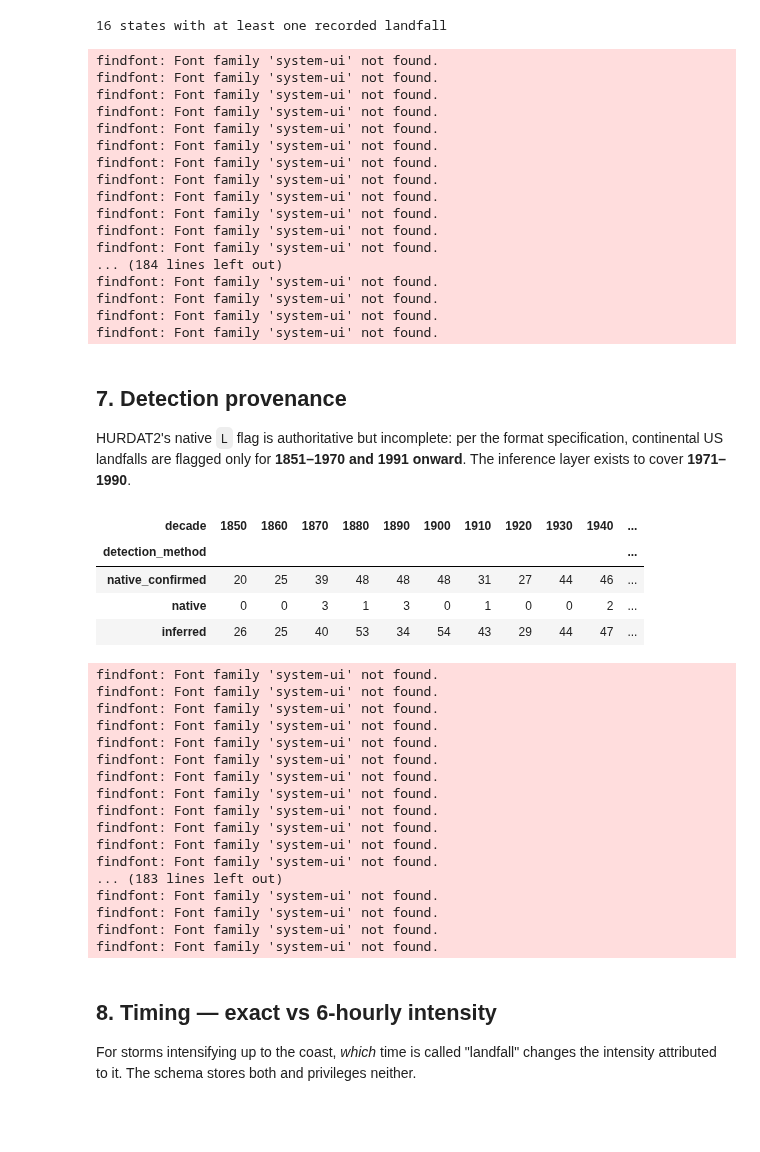
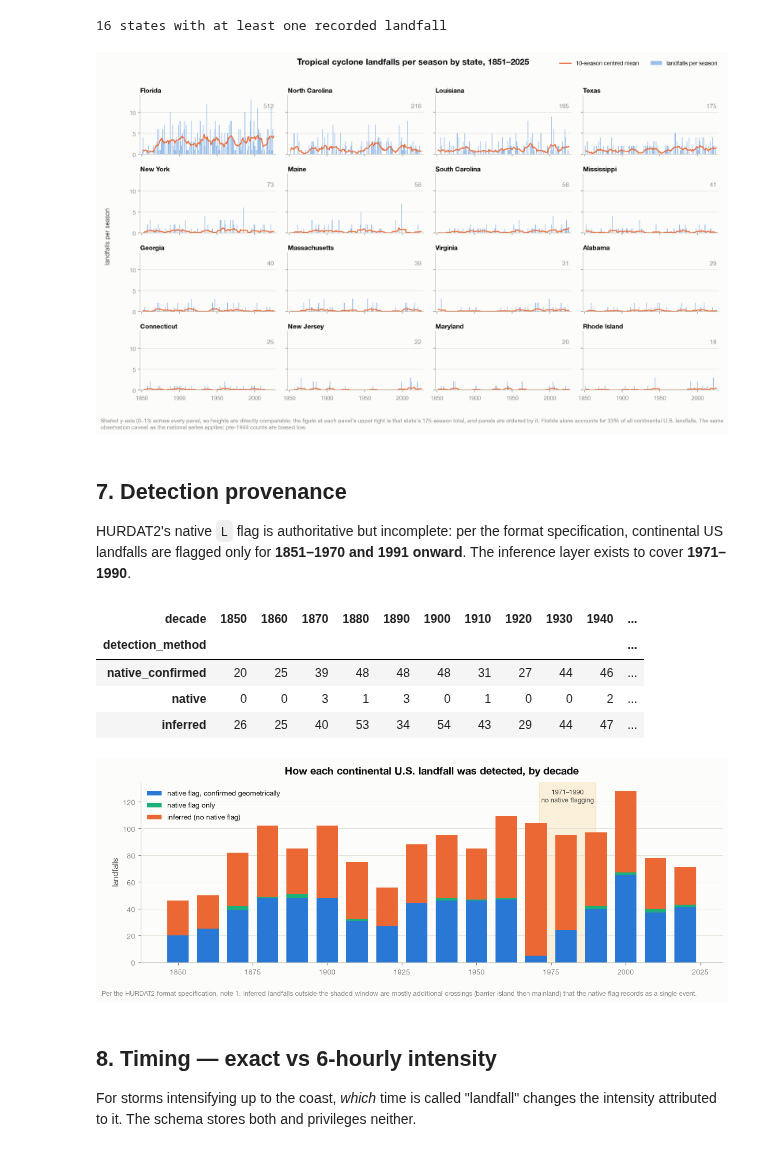
Before and after one commit to rkvaughn/HUTrackDB, a Jupyter notebook: notebooks/eda_validation.ipynb, the cells around one changed output. Drawn from its saved outputs; the diff is of its cells as text; code cells hidden in the pictures; blank space fills up the shorter version.

```diff
--- a/notebooks/eda_validation.ipynb
+++ b/notebooks/eda_validation.ipynb
@@ -96,19 +96,34 @@ BLUE, ORANGE, AQUA, YELLOW, MAGENTA, GREEN, VIOLET, RED = SERIES
 SEQ_BLUE = ["#cde2fb", "#9ec5f4", "#6da7ec", "#3987e5",
             "#256abf", "#184f95", "#0d366b"]
 
+# Typeface. matplotlib resolves fonts by their real installed name -- it does
+# NOT understand the CSS generic "system-ui", and naming it makes matplotlib
+# emit a findfont warning on every single text object it draws.
+#
+# So resolve against what is actually installed and fall back to DejaVu Sans,
+# which ships with matplotlib and is therefore always present. This keeps the
+# notebook silent and identical-looking on any machine, including Linux CI
+# boxes that have none of the macOS faces.
+from matplotlib import font_manager
+
+PREFERRED_SANS = ["Helvetica Neue", "Helvetica", "Arial",
+                  "Liberation Sans", "DejaVu Sans"]
+_installed = {f.name for f in font_manager.fontManager.ttflist}
+SANS_STACK = [f for f in PREFERRED_SANS if f in _installed] or ["DejaVu Sans"]
+
 mpl.rcParams.update({
     "figure.facecolor":  SURFACE,
     "axes.facecolor":    SURFACE,
     "savefig.facecolor": SURFACE,
-    "font.family":       ["system-ui", "Helvetica Neue", "Helvetica",
-                          "Arial", "DejaVu Sans"],
+    "font.family":       "sans-serif",     # a generic matplotlib understands
+    "font.sans-serif":   SANS_STACK,       # resolved to real installed names
     "font.size":         10,
     "text.color":        INK,
     "axes.labelcolor":   INK_SECOND,
     "axes.edgecolor":    AXIS,
     "axes.linewidth":    0.8,
     "axes.titlesize":    13,
-    "axes.titleweight":  "600",
+    "axes.titleweight":  "bold",   # 600 is absent from most installed sans faces
     "axes.titlecolor":   INK,
     "axes.titlepad":     10,
     "axes.grid":         True,
@@ -144,5 +159,5 @@ def caption(fig, text, y=-0.02):
     fig.text(0.0, y, text, ha="left", va="top", fontsize=8.5,
              color=INK_MUTED, wrap=True)
 
-print("style loaded")
+print(f"style loaded — typeface: {SANS_STACK[0]}")
 # %% [output]
@@ -909,51 +844,35 @@ for ax, state in zip(axes, by_state.index):
 
     ax.set_xlim(1848, 2028)
     ax.set_ylim(0, ymax * 1.08)
     ax.set_yticks([0, 5, 10])
     tidy(ax)
     for side in ("left", "bottom"):
         ax.spines[side].set_color(AXIS)
 
 # Blank out unused grid positions rather than leaving empty axes.
 for ax in axes[n:]:
     ax.set_visible(False)
 
 fig.suptitle("Tropical cyclone landfalls per season by state, 1851–2025",
-             fontsize=13, fontweight="600", color=INK, x=0.5, y=0.999)
+             fontsize=13, fontweight="bold", color=INK, x=0.5, y=0.999)
 fig.supylabel("landfalls per season", fontsize=10, color=INK_SECOND, x=0.004)
 
 # One legend for the whole figure -- repeating it in all 16 panels would be noise.
 handles, labels = axes[0].get_legend_handles_labels()
 fig.legend(handles, labels, loc="upper right", ncols=2,
            bbox_to_anchor=(0.995, 1.005), fontsize=9)
 
 caption(fig,
     "Shared y-axis (0–%d) across every panel, so heights are directly comparable; "
     "the figure at each panel's upper right is that state's 175-season total, and "
     "panels are ordered by it. Florida alone accounts for %.0f%% of all continental "
     "U.S. landfalls. The same observation caveat as the national series applies: "
     "pre-1944 counts are biased low." % (ymax, 100 * state_totals.iloc[0] / state_totals.sum()),
     y=0.0)
 plt.tight_layout(rect=[0.012, 0.025, 1, 0.982])
 plt.show()
 # %% [output]
-findfont: Font family 'system-ui' not found.
-findfont: Font family 'system-ui' not found.
-findfont: Font family 'system-ui' not found.
-findfont: Font family 'system-ui' not found.
-findfont: Font family 'system-ui' not found.
-findfont: Font family 'system-ui' not found.
-findfont: Font family 'system-ui' not found.
-findfont: Font family 'system-ui' not found.
-findfont: Font family 'system-ui' not found.
-findfont: Font family 'system-ui' not found.
-findfont: Font family 'system-ui' not found.
-findfont: Font family 'system-ui' not found.
-... (184 lines left out)
-findfont: Font family 'system-ui' not found.
-findfont: Font family 'system-ui' not found.
-findfont: Font family 'system-ui' not found.
-findfont: Font family 'system-ui' not found.
+[figure, added]
 # %% [markdown]
 ## 7. Detection provenance
 
@@ -1003,23 +922,7 @@ plt.show()
 | native_confirmed | 20 | 25 | 39 | 48 | 48 | 48 | 31 | 27 | 44 | 46 | ... |
 | native | 0 | 0 | 3 | 1 | 3 | 0 | 1 | 0 | 0 | 2 | ... |
 | inferred | 26 | 25 | 40 | 53 | 34 | 54 | 43 | 29 | 44 | 47 | ... |
-findfont: Font family 'system-ui' not found.
-findfont: Font family 'system-ui' not found.
-findfont: Font family 'system-ui' not found.
-findfont: Font family 'system-ui' not found.
-findfont: Font family 'system-ui' not found.
-findfont: Font family 'system-ui' not found.
-findfont: Font family 'system-ui' not found.
-findfont: Font family 'system-ui' not found.
-findfont: Font family 'system-ui' not found.
-findfont: Font family 'system-ui' not found.
-findfont: Font family 'system-ui' not found.
-findfont: Font family 'system-ui' not found.
-... (183 lines left out)
-findfont: Font family 'system-ui' not found.
-findfont: Font family 'system-ui' not found.
-findfont: Font family 'system-ui' not found.
-findfont: Font family 'system-ui' not found.
+[figure, added]
 # %% [markdown]
 ## 8. Timing — exact vs 6-hourly intensity
 
```
Also changed, not shown: parts of 9 cells of this notebook, 1 other file.
